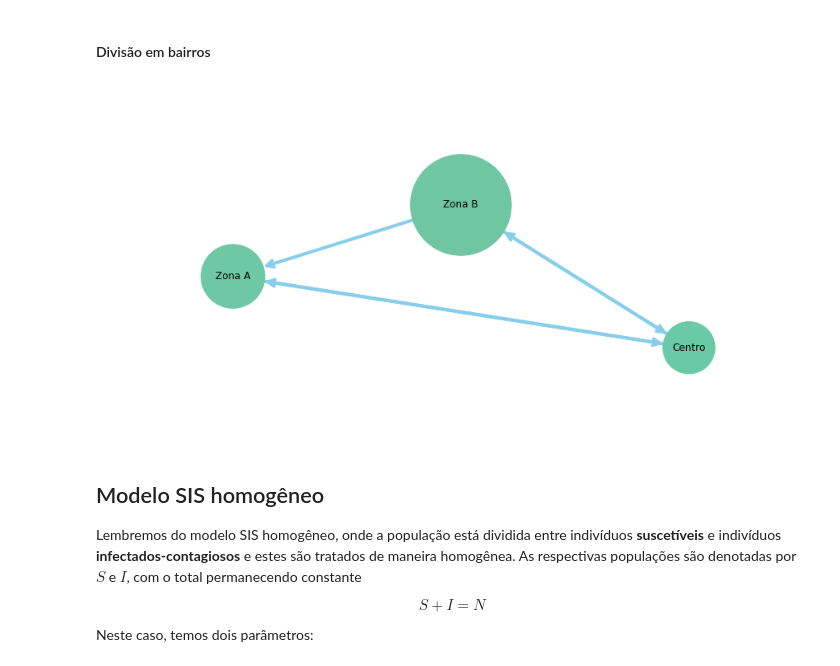
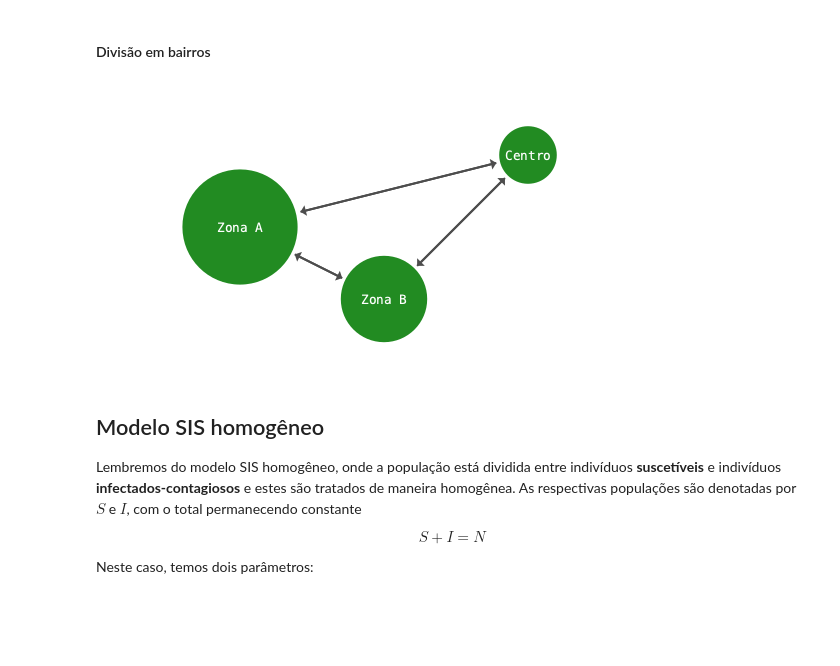
Before and after one commit to rmsrosa/modelagem_matematica, a Jupyter notebook: notas_de_aula/21.00-Compartimentais_estruturados.ipynb, the cells around one changed output. Saved outputs shown, nothing was run; the diff lists cells and outputs as text; code cells hidden in the pictures; blank space fills up the shorter version.

```diff
--- a/notas_de_aula/21.00-Compartimentais_estruturados.ipynb
+++ b/notas_de_aula/21.00-Compartimentais_estruturados.ipynb
@@ -44,9 +44,9 @@ load(joinpath("img", "HIV_ColoradoSprings_network.jpg"))
 # %% [markdown]
 #### Divisão em bairros
 # %%
-load(joinpath("img", "rede_sitios.png"))
+load(joinpath("img", "sites_graph.png"))
 # %% [output]
-[figure, old version]
+[figure, new version]
 # %% [markdown]
 ## Modelo SIS homogêneo
 
```
Also changed, not shown: parts of 7 cells of this notebook, 12 other files.
